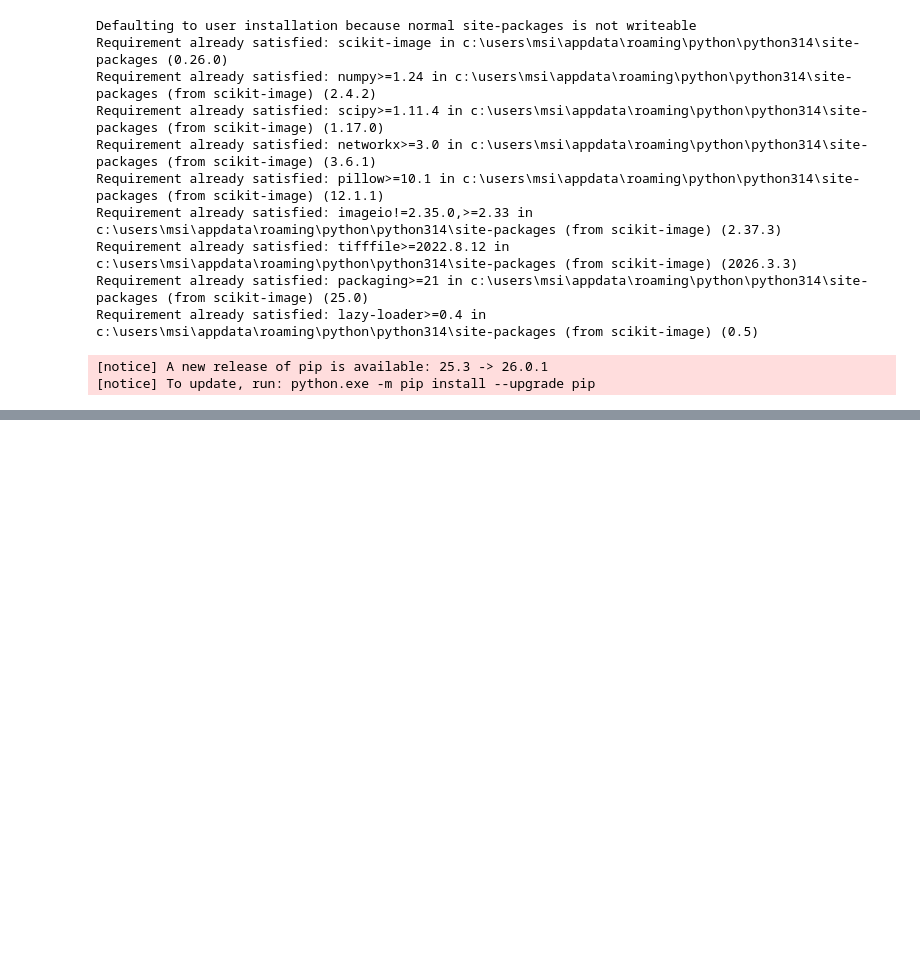
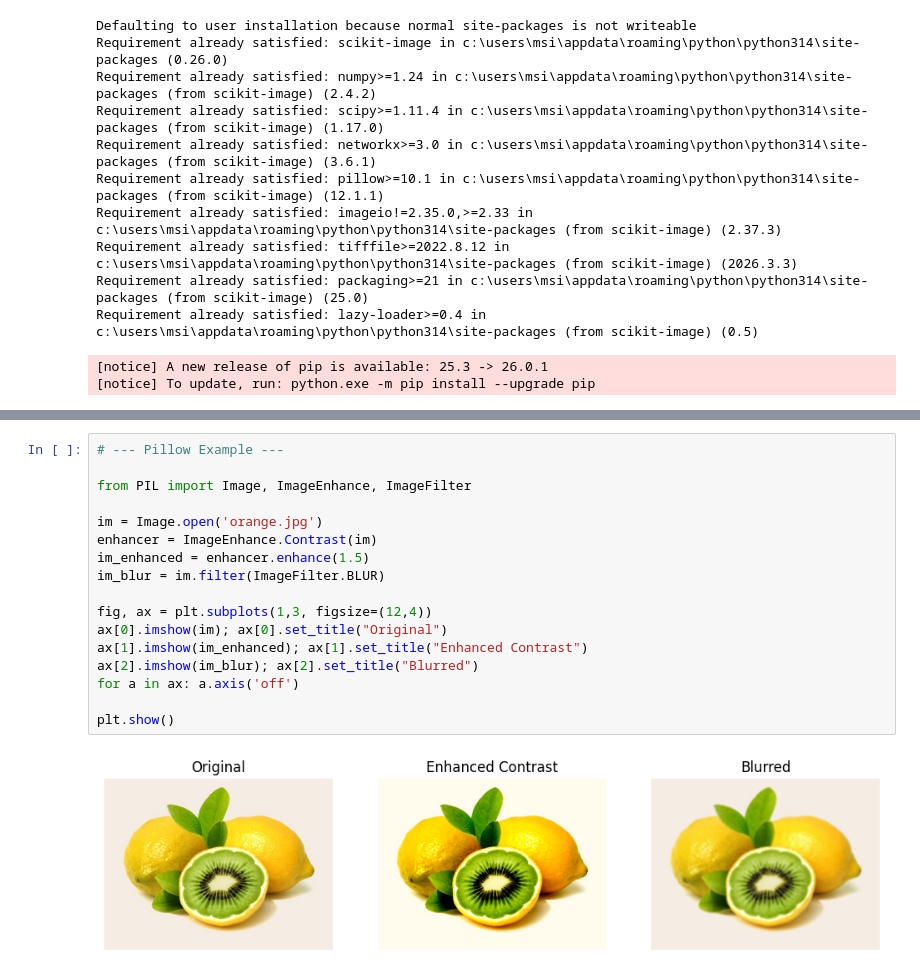
Before and after one commit to Ddasunsandeepa/Image-Processing-OpenCV, a Jupyter notebook: lab01/lab01.ipynb, the cells around one changed output, grey strips where cells are left out. Drawn from its saved outputs; the diff is of its cells as text; blank space fills up the shorter version.

```diff
--- a/lab01/lab01.ipynb
+++ b/lab01/lab01.ipynb
@@ -199,0 +200,19 @@ ModuleNotFoundError: No module named 'skimage.util.dtype'
+# %%
+# --- Pillow Example ---
+
+from PIL import Image, ImageEnhance, ImageFilter
+
+im = Image.open('orange.jpg')
+enhancer = ImageEnhance.Contrast(im)
+im_enhanced = enhancer.enhance(1.5)
+im_blur = im.filter(ImageFilter.BLUR)
+
+fig, ax = plt.subplots(1,3, figsize=(12,4))
+ax[0].imshow(im); ax[0].set_title("Original")
+ax[1].imshow(im_enhanced); ax[1].set_title("Enhanced Contrast")
+ax[2].imshow(im_blur); ax[2].set_title("Blurred")
+for a in ax: a.axis('off')
+
+plt.show()
+# %% [output]
+[figure, added]
```
Also changed, not shown: parts of 5 cells of this notebook, 5 other files.
